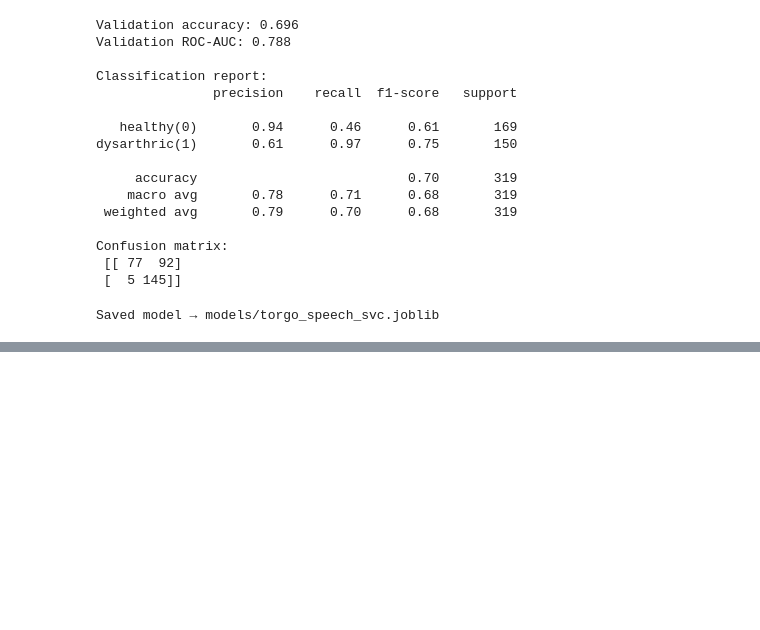
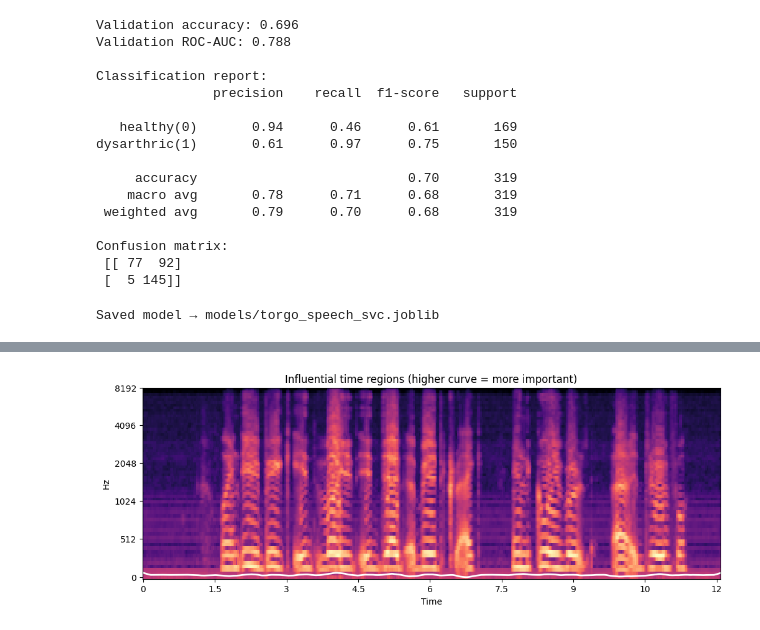
Before and after one commit to drexelProjects/cs614, a Jupyter notebook: dysarthriaDetection.ipynb, the cells around one changed output, grey strips where cells are left out. Drawn from its saved outputs; the diff is of its cells as text; code cells hidden in the pictures; blank space fills up the shorter version.

```diff
--- a/dysarthriaDetection.ipynb
+++ b/dysarthriaDetection.ipynb
@@ -212,0 +291,27 @@ Speech-based stroke probability for 'dysarthia.wav': 97.53%
+# %%
+# DEMO: saliency via occlusion on MFCC frames (drop frames and see Δprob)
+import numpy as np, matplotlib.pyplot as plt
+
+mfcc_full = librosa.feature.mfcc(y=y, sr=sr, n_mfcc=13)  # (13, T)
+base_p = clf.predict_proba(mfcc_full.mean(axis=1).reshape(1,-1))[0,1]
+T, k = mfcc_full.shape[1], 5  # occlusion window = 5 frames
+delta = np.zeros(T)
+
+for t in range(T):
+    occl = mfcc_full.copy()
+    occl[:, max(0,t-k):min(T,t+k)] = 0.0
+    p = clf.predict_proba(occl.mean(axis=1).reshape(1,-1))[0,1]
+    delta[t] = base_p - p  # drop in prob when region is removed
+
+# normalize safely for plotting
+d = (delta - delta.min()) / (np.ptp(delta) + 1e-6)
+
+# overlay on mel-spec
+plt.figure(figsize=(12,4))
+librosa.display.specshow(mel_db, sr=sr, x_axis="time", y_axis="mel")
+tt = np.linspace(0, len(y)/sr, T)
+plt.plot(tt, d*(mel_db.shape[0]*0.9), c='w', lw=2)  # white curve near top
+plt.title("Influential time regions (higher curve = more important)")
+plt.show()
+# %% [output]
+[figure, added]
```
Also changed, not shown: parts of 9 cells of this notebook, 15 other files.
